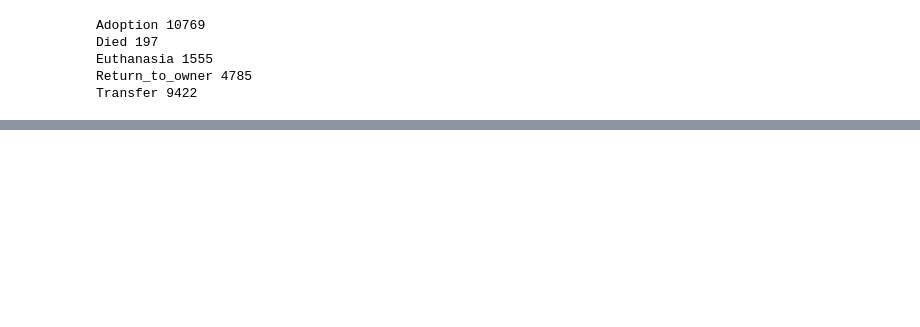
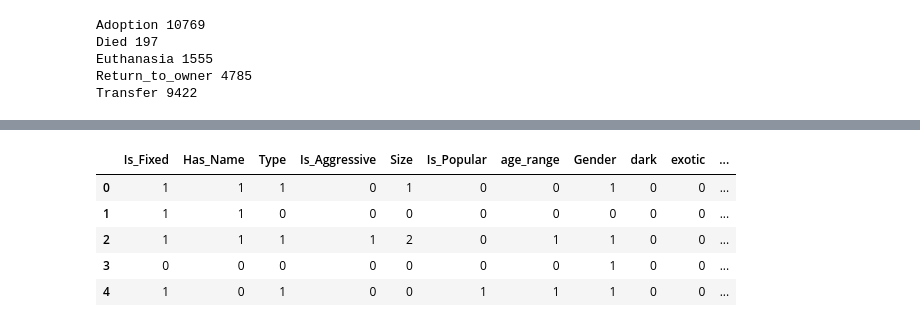
Before and after one commit to mg826/Data_Mining, a Jupyter notebook: Project1_AnimalOutcomes/Project1_Exploration_Visualization_Dreduce.ipynb, the cells around one changed output, grey strips where cells are left out. Saved outputs shown, nothing was run; the diff lists cells and outputs as text; code cells hidden in the pictures; blank space fills up the shorter version.

```diff
--- a/Project1_AnimalOutcomes/Project1_Exploration_Visualization_Dreduce.ipynb
+++ b/Project1_AnimalOutcomes/Project1_Exploration_Visualization_Dreduce.ipynb
@@ -697,0 +676,9 @@ plt.bar(range(len(lr.coef_[0])), lr.coef_[0])
+# %%
+df_alg.head()
+# %% [output]
+|  | Is_Fixed | Has_Name | Type | Is_Aggressive | Size | Is_Popular | age_range | Gender | dark | exotic | ... |
+| 0 | 1 | 1 | 1 | 0 | 1 | 0 | 0 | 1 | 0 | 0 | ... |
+| 1 | 1 | 1 | 0 | 0 | 0 | 0 | 0 | 0 | 0 | 0 | ... |
+| 2 | 1 | 1 | 1 | 1 | 2 | 0 | 1 | 1 | 0 | 0 | ... |
+| 3 | 0 | 0 | 0 | 0 | 0 | 0 | 0 | 1 | 0 | 0 | ... |
+| 4 | 1 | 0 | 1 | 0 | 0 | 1 | 1 | 1 | 0 | 0 | ... |
```
Also changed, not shown: parts of 20 cells of this notebook.
